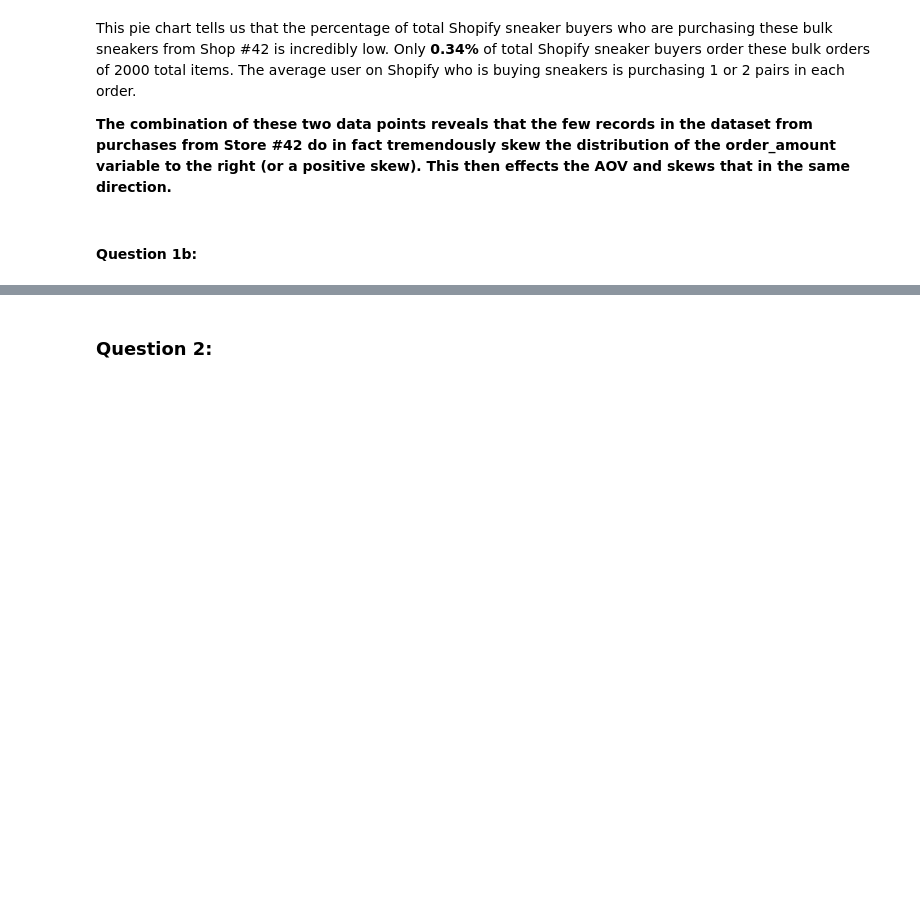
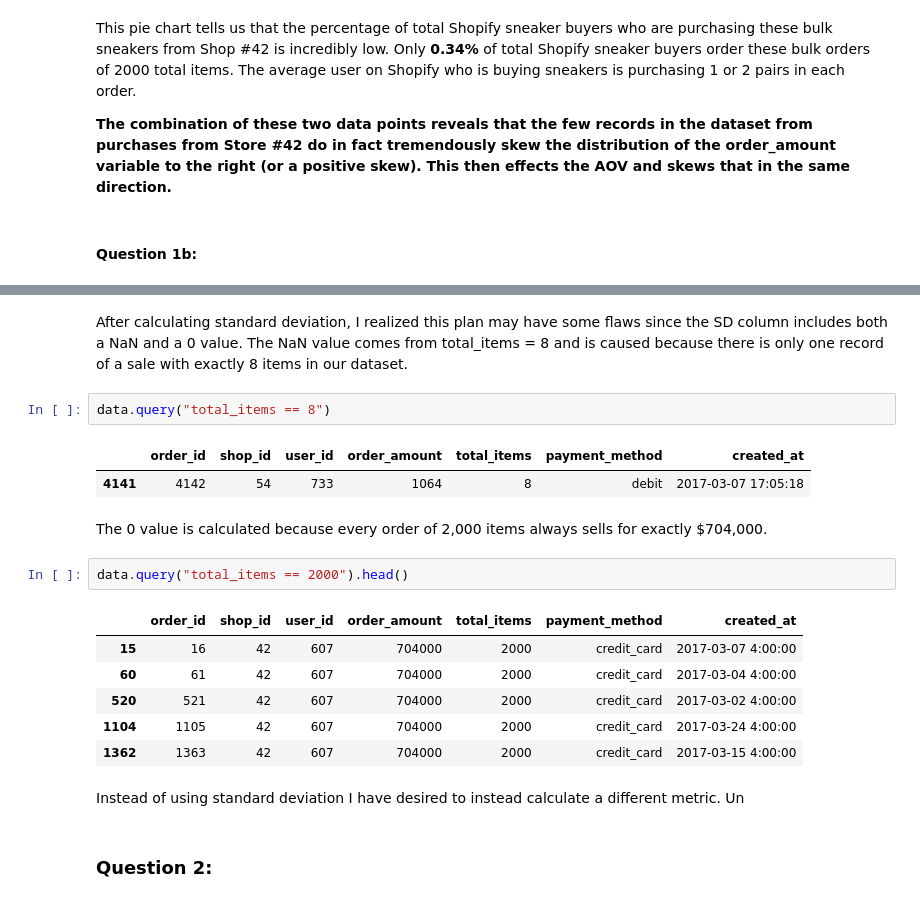
Before and after one commit to OscarLewis/shopifytc, a Jupyter notebook: tech-challenge.ipynb, the cells around one changed output, grey strips where cells are left out. Drawn from its saved outputs; the diff is of its cells as text; blank space fills up the shorter version.

```diff
--- a/tech-challenge.ipynb
+++ b/tech-challenge.ipynb
@@ -315,3 +363,23 @@ For this dataset I would want to report a metric that accomplishes the same goal
+# %% [markdown]
+After calculating standard deviation, I realized this plan may have some flaws since the SD column includes both a NaN and a 0 value. The NaN value comes from total_items = 8 and is caused because there is only one record of a sale with exactly 8 items in our dataset.
+# %%
+data.query("total_items == 8")
+# %% [output]
+|  | order_id | shop_id | user_id | order_amount | total_items | payment_method | created_at |
+| 4141 | 4142 | 54 | 733 | 1064 | 8 | debit | 2017-03-07 17:05:18 |
+# %% [markdown]
+The 0 value is calculated because every order of 2,000 items always sells for exactly $704,000.
+# %%
+data.query("total_items == 2000").head()
+# %% [output]
+|  | order_id | shop_id | user_id | order_amount | total_items | payment_method | created_at |
+| 15 | 16 | 42 | 607 | 704000 | 2000 | credit_card | 2017-03-07 4:00:00 |
+| 60 | 61 | 42 | 607 | 704000 | 2000 | credit_card | 2017-03-04 4:00:00 |
+| 520 | 521 | 42 | 607 | 704000 | 2000 | credit_card | 2017-03-02 4:00:00 |
+| 1104 | 1105 | 42 | 607 | 704000 | 2000 | credit_card | 2017-03-24 4:00:00 |
+| 1362 | 1363 | 42 | 607 | 704000 | 2000 | credit_card | 2017-03-15 4:00:00 |
+# %% [markdown]
+Instead of using standard deviation I have desired to instead calculate a different metric. Un
 # %% [markdown]
 ### Question 2:
 # %% [markdown]
```
Also changed, not shown: parts of 10 cells of this notebook, 1 other file.
